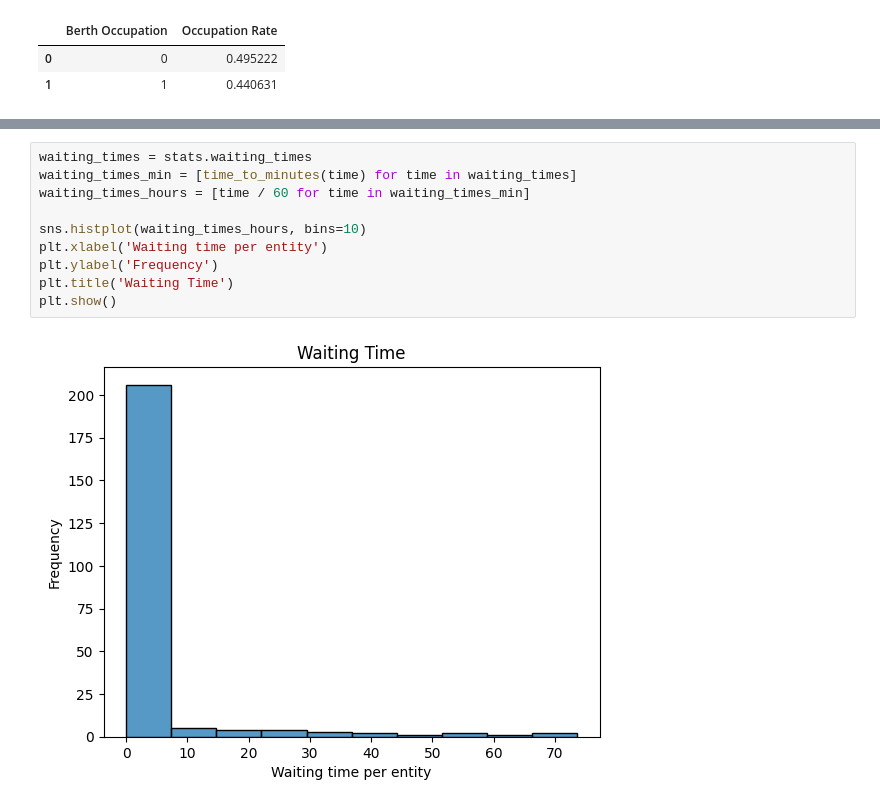
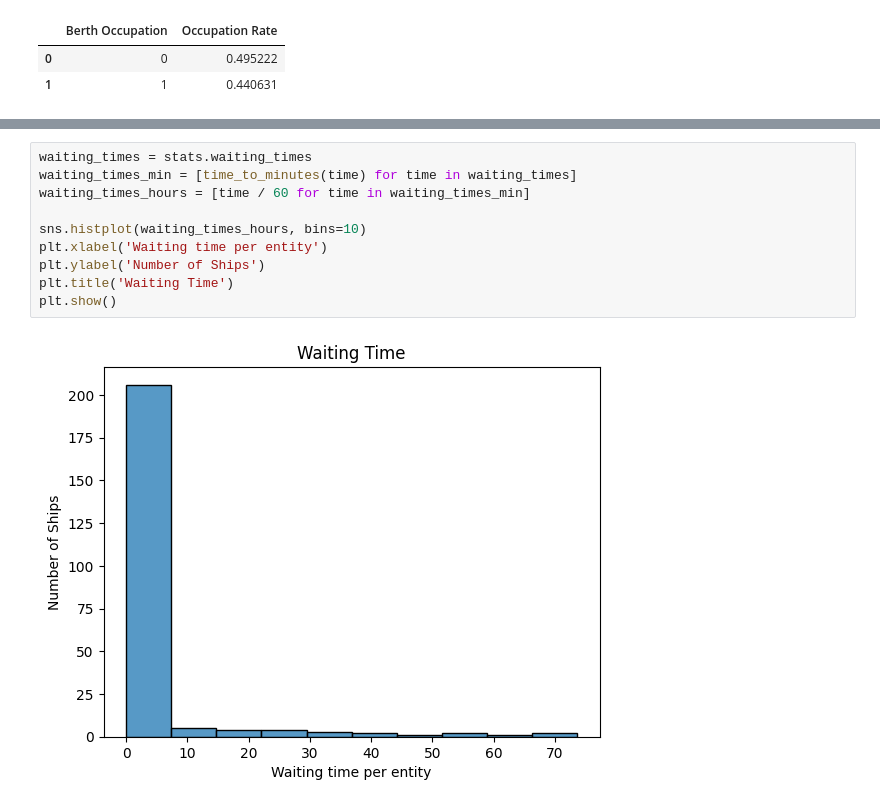
Before and after one commit to Mohammed-khlifi/port_trafic_simulation, a Jupyter notebook: DES.ipynb, the cells around one changed output, grey strips where cells are left out. Cells and saved outputs as stored; diff of their text form.

```diff
--- a/DES.ipynb
+++ b/DES.ipynb
@@ -1013,15 +1004,15 @@ plt.show()
 # %%
 waiting_times = stats.waiting_times
 waiting_times_min = [time_to_minutes(time) for time in waiting_times]
 waiting_times_hours = [time / 60 for time in waiting_times_min]
 
 sns.histplot(waiting_times_hours, bins=10)
 plt.xlabel('Waiting time per entity')
-plt.ylabel('Frequency')
+plt.ylabel('Number of Ships')
 plt.title('Waiting Time')
 plt.show()
 # %% [output]
-[figure, old version]
+[figure, new version]
 # %%
 import matplotlib.pyplot as plt
 
```
Also changed, not shown: parts of 8 cells of this notebook, 1 other file.
